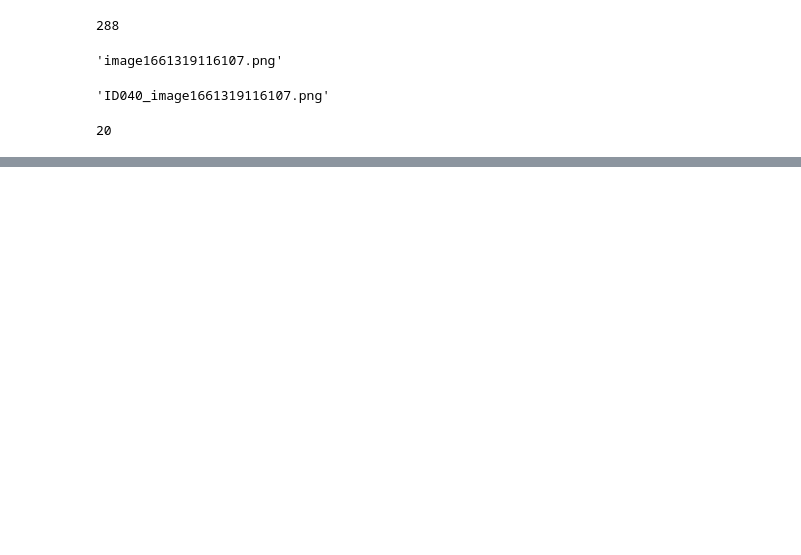
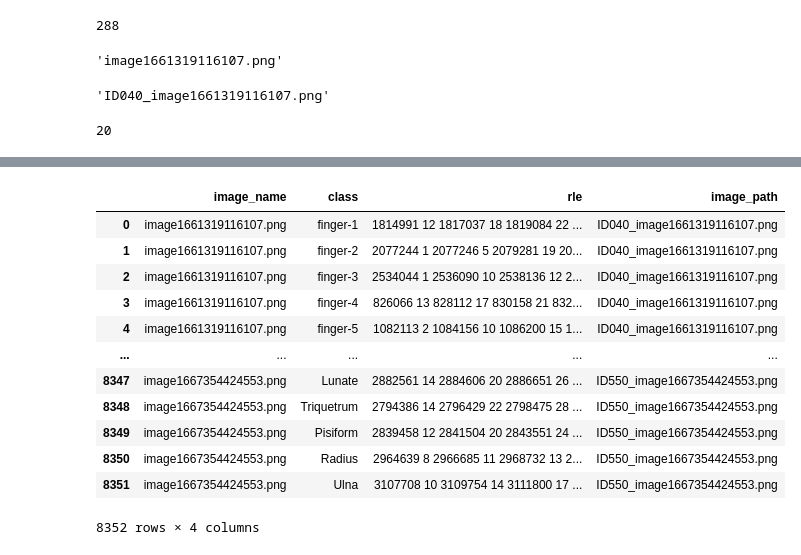
Before and after one commit to kkyungyoon/level2-cv-semanticsegmentation-cv-06-lv3, a Jupyter notebook: data/crop_data_test.ipynb, the cells around one changed output, grey strips where cells are left out. Saved outputs shown, nothing was run; the diff lists cells and outputs as text; code cells hidden in the pictures; blank space fills up the shorter version.

```diff
--- a/data/crop_data_test.ipynb
+++ b/data/crop_data_test.ipynb
@@ -196,0 +332,16 @@ for i in tqdm(range(len(train_dataset))):
+# %%
+df_input
+# %% [output]
+|  | image_name | class | rle | image_path |
+| 0 | image1661319116107.png | finger-1 | 1814991 12 1817037 18 1819084 22 ... | ID040_image1661319116107.png |
+| 1 | image1661319116107.png | finger-2 | 2077244 1 2077246 5 2079281 19 20... | ID040_image1661319116107.png |
+| 2 | image1661319116107.png | finger-3 | 2534044 1 2536090 10 2538136 12 2... | ID040_image1661319116107.png |
+| 3 | image1661319116107.png | finger-4 | 826066 13 828112 17 830158 21 832... | ID040_image1661319116107.png |
+| 4 | image1661319116107.png | finger-5 | 1082113 2 1084156 10 1086200 15 1... | ID040_image1661319116107.png |
+| ... | ... | ... | ... | ... |
+| 8347 | image1667354424553.png | Lunate | 2882561 14 2884606 20 2886651 26 ... | ID550_image1667354424553.png |
+| 8348 | image1667354424553.png | Triquetrum | 2794386 14 2796429 22 2798475 28 ... | ID550_image1667354424553.png |
+| 8349 | image1667354424553.png | Pisiform | 2839458 12 2841504 20 2843551 24 ... | ID550_image1667354424553.png |
+| 8350 | image1667354424553.png | Radius | 2964639 8 2966685 11 2968732 13 2... | ID550_image1667354424553.png |
+| 8351 | image1667354424553.png | Ulna | 3107708 10 3109754 14 3111800 17 ... | ID550_image1667354424553.png |
+8352 rows × 4 columns
```
Also changed, not shown: parts of 21 cells of this notebook, 6 other files.
